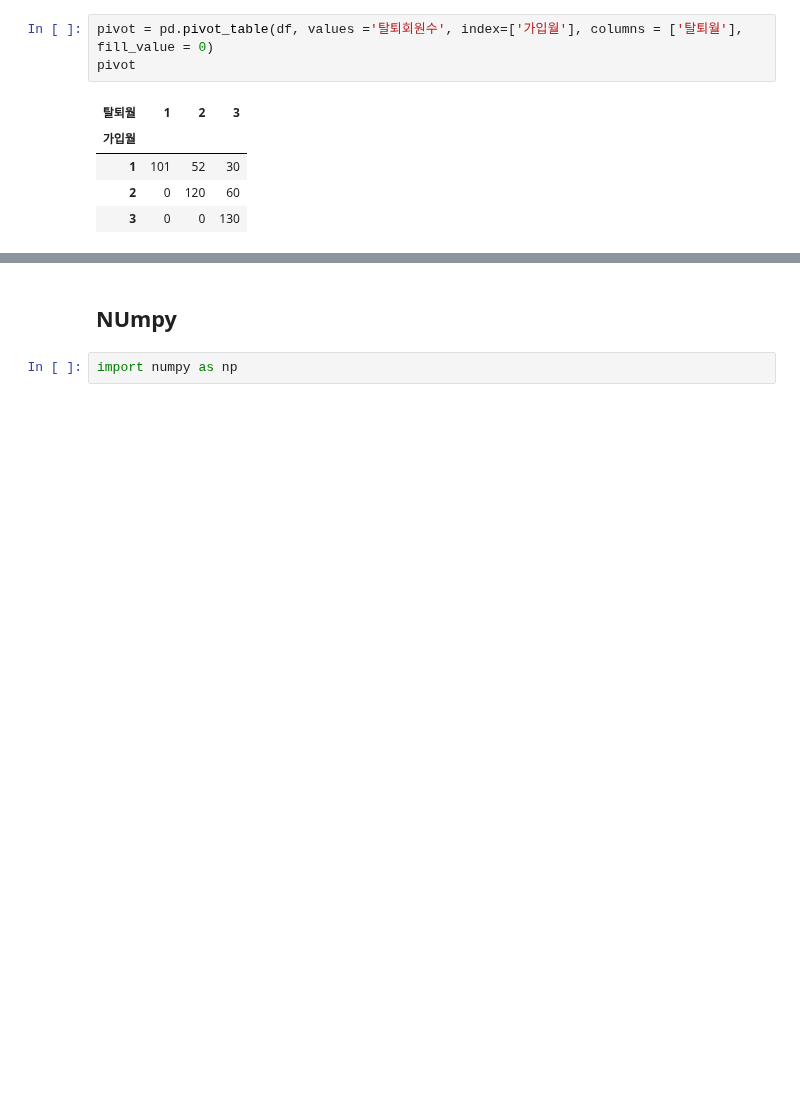
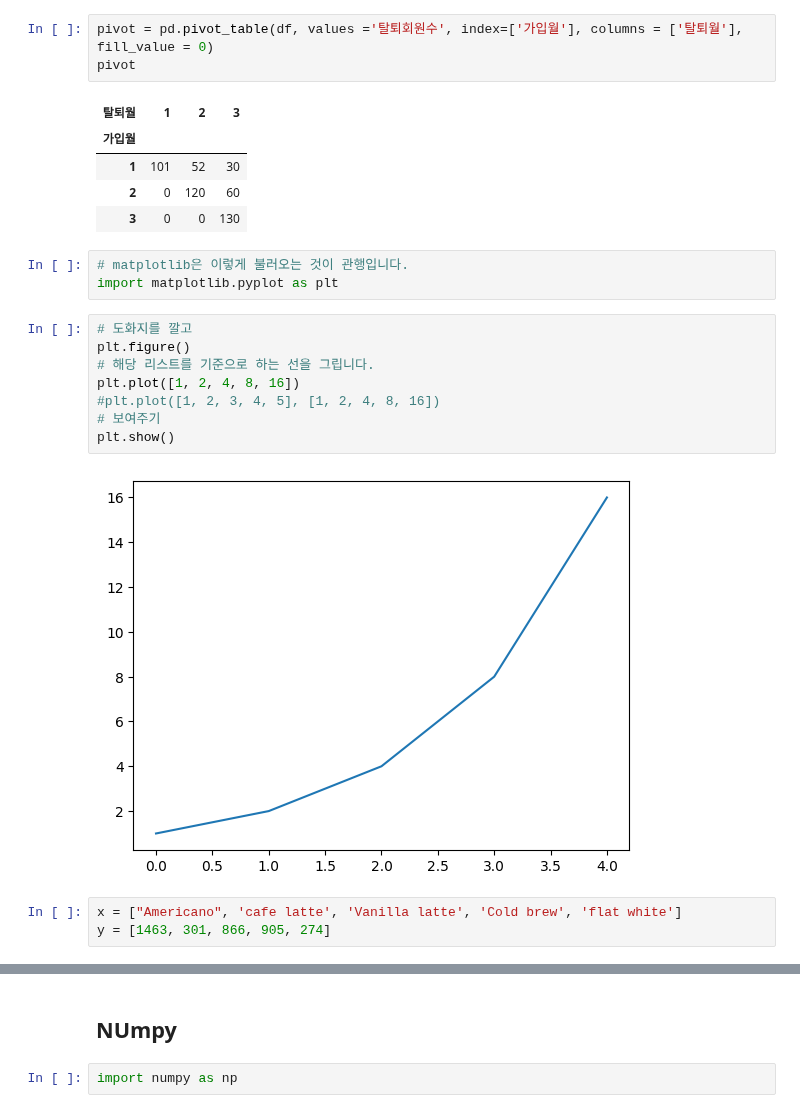
Before and after one commit to WooHyun94/TIL, a Jupyter notebook: Python/220929.ipynb, the cells around one changed output, grey strips where cells are left out. Cells and saved outputs as stored; diff of their text form; blank space fills up the shorter version.

```diff
--- a/Python/220929.ipynb
+++ b/Python/220929.ipynb
@@ -244,3 +244,19 @@ pivot
 | 1 | 101 | 52 | 30 |
 | 2 | 0 | 120 | 60 |
 | 3 | 0 | 0 | 130 |
+# %%
+# matplotlib은 이렇게 불러오는 것이 관행입니다.
+import matplotlib.pyplot as plt
+# %%
+# 도화지를 깔고
+plt.figure()
+# 해당 리스트를 기준으로 하는 선을 그립니다.
+plt.plot([1, 2, 4, 8, 16])
+#plt.plot([1, 2, 3, 4, 5], [1, 2, 4, 8, 16])
+# 보여주기
+plt.show()
+# %% [output]
+[figure, added]
+# %%
+x = ["Americano", 'cafe latte', 'Vanilla latte', 'Cold brew', 'flat white']
+y = [1463, 301, 866, 905, 274]
```
Also changed, not shown: parts of 4 cells of this notebook.
